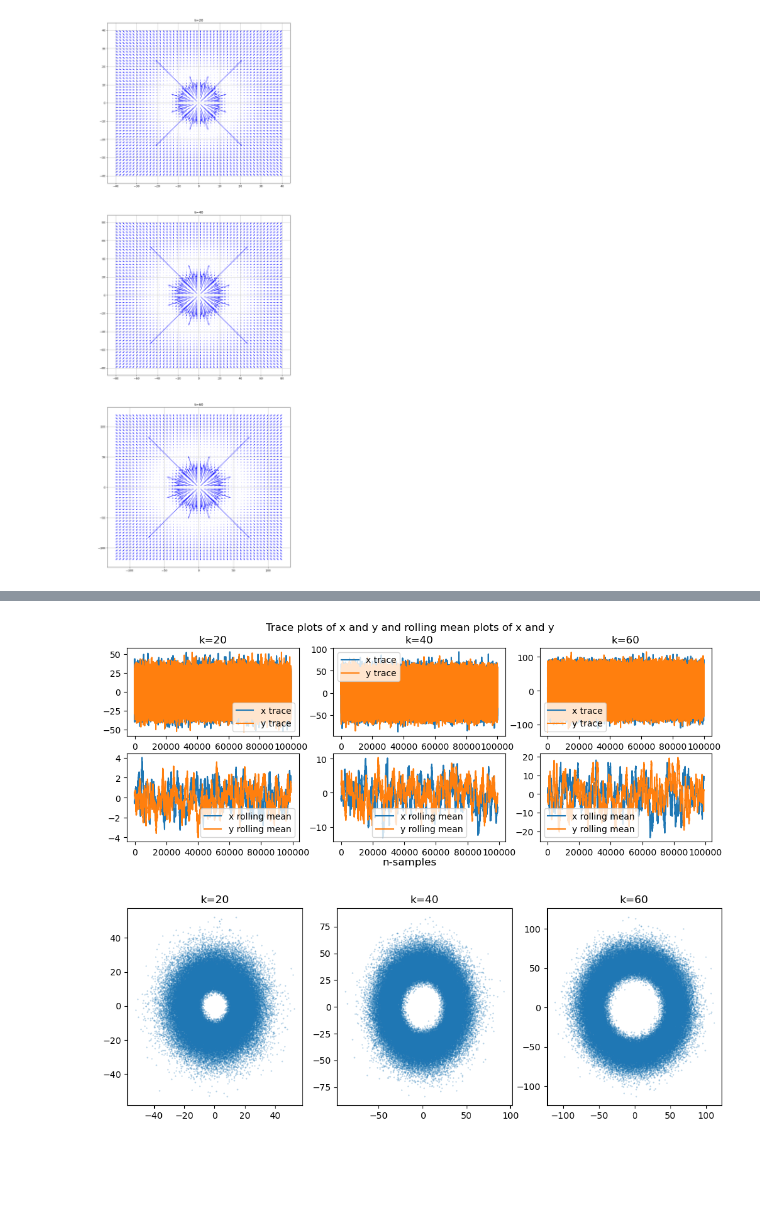
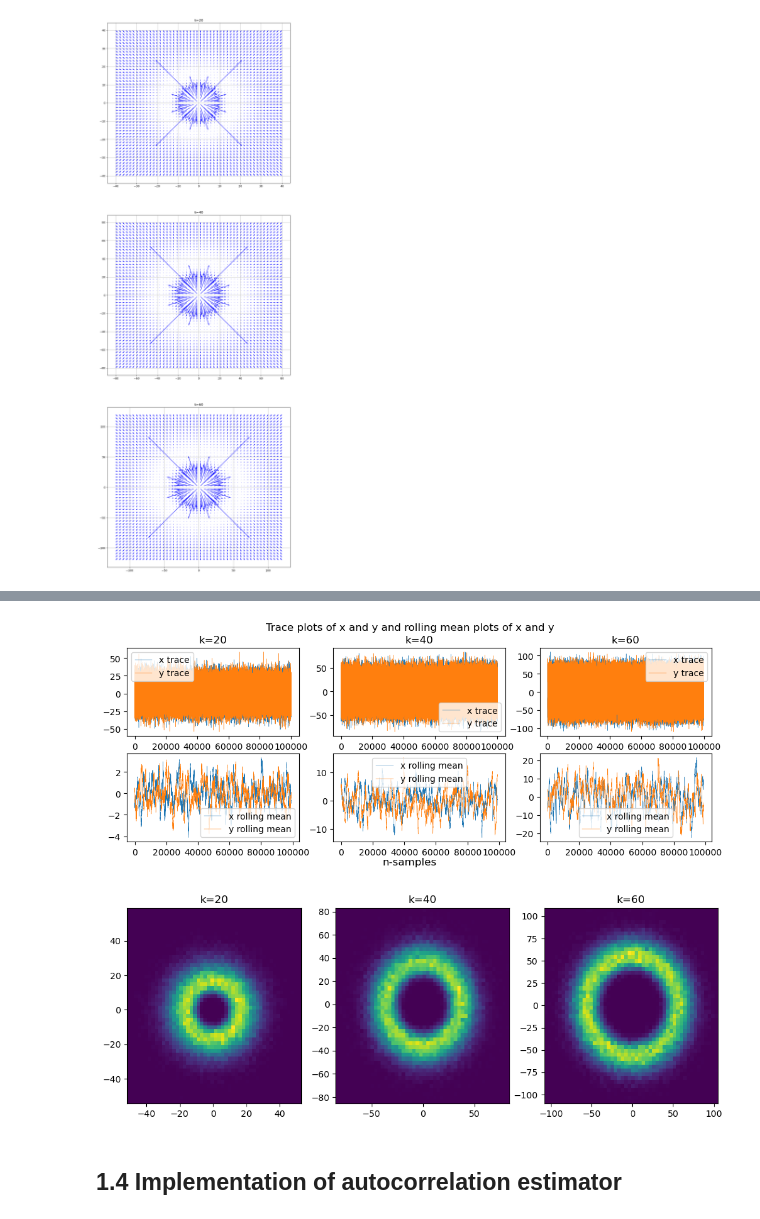
Before and after one commit to sallsdagrate/stochastic_sim_cw2, a Jupyter notebook: Stochastic Sim CW2.ipynb, the cells around one changed output, grey strips where cells are left out. Drawn from its saved outputs; the diff is of its cells as text; code cells hidden in the pictures; blank space fills up the shorter version.

```diff
--- a/Stochastic Sim CW2.ipynb
+++ b/Stochastic Sim CW2.ipynb
@@ -147,6 +152,3 @@ for i, k in enumerate(ks):
 plt.show()
 # %% [output]
 [figure]
-# %%
-a, b = np.array([1, 2, 3, 4, 5, 6]), np.array([7, 8, 9, 10, 11, 12])
-np.array(list(zip(a, b)))
@@ -166,35 +161,41 @@ def gradient_log_target_vector(v, k, epsilon=1e-9):
     factor = (k / 4 - 1) * 2 / r_sq
     return (factor - 1 / (2 * np.sqrt(r_sq))) * v
 
-def langevin_proposal(v, k, step_size):
-    g = gradient_log_target_vector(v, k)
+def langevin_proposal(v, k, step_size,
+                      grad_log_target = gradient_log_target_vector):
+    g = grad_log_target(v, k)
     s = step_size
     return stats.multivariate_normal.rvs(mean=v + (s * g), cov=2 * s * np.identity(2))
 
-def langevin_pdf(v1, v, k, step_size):
+def langevin_pdf(v1, v, k, step_size,
+                 grad_log_target = gradient_log_target_vector):
     # probability of going from x -> x1 given langevin proposals
-    g = gradient_log_target_vector(v, k)
+    g = grad_log_target(v, k)
     s = step_size
-    return stats.multivariate_normal.pdf(v1, mean=v + (s * g), cov=2*s)
+    return stats.multivariate_normal.pdf(v1, mean=v + (s * g), cov=2 * s * np.identity(2))
 # %%
-def metropolis_adjusted_langevin(k, step_size, N=100000, sigma=1):
+def metropolis_adjusted_langevin(k, step_size, N=100000, sigma=1,
+                                 target_dist = target_distribution_vector,
+                                 grad_log_target = gradient_log_target_vector):
     x_samples, y_samples = [], []
     v = np.array([0, 0])
     samples_taken = 0
 
+    progress_bar = tqdm(total=N, leave=True)
     while len(x_samples) < N:
         v1 = langevin_proposal(v, k, step_size)
 
         a = min(
             1,
-            (target_distribution_vector(v1, k=k) * langevin_pdf(v, v1, k, step_size)) /
-            (target_distribution_vector(v, k=k) * langevin_pdf(v1, v, k, step_size))
+            (target_dist(v1, k=k) * langevin_pdf(v, v1, k, step_size, grad_log_target=grad_log_target)) /
+            (target_dist(v, k=k) * langevin_pdf(v1, v, k, step_size, grad_log_target=grad_log_target))
         )
 
         if stats.uniform.rvs() < a:
             x_samples.append(v1[0])
             y_samples.append(v1[1])
             v = v1
+            progress_bar.update(1)
 
         samples_taken += 1
 
@@ -217,27 +218,31 @@ Acceptance rate: 0.50
 fig, ax = plt.subplots(ncols=3, nrows=2, figsize=(12, 4))
 
 for i, (k, x, y) in enumerate(zip(ks, mhl_xs, mhl_ys)):
-    ax[0][i].plot(x, label='x trace')
-    ax[0][i].plot(y, label='y trace')
+    ax[0][i].plot(x, label='x trace', lw=0.3)
+    ax[0][i].plot(y, label='y trace', lw=0.3)
     ax[0][i].set_title(f"k={k}")
     ax[0][i].legend()
 
     x_running_mean = moving_window_mean(x.flatten().tolist(), window_size=1000)
     y_running_mean = moving_window_mean(y.flatten().tolist(), window_size=1000)
-    ax[1][i].plot(x_running_mean, label='x rolling mean')
-    ax[1][i].plot(y_running_mean, label='y rolling mean')
+    ax[1][i].plot(x_running_mean, label='x rolling mean', lw=0.3)
+    ax[1][i].plot(y_running_mean, label='y rolling mean', lw=0.3)
     ax[1][i].legend()
 
 fig.supxlabel('n-samples')
 fig.suptitle('Trace plots of x and y and rolling mean plots of x and y')
 plt.show()
 # %% [output]
-[figure, old version]
+[figure, new version]
 # %%
 fig, ax = plt.subplots(ncols=3, nrows=1, figsize=(12, 4))
 burnin = 10000
 for i, (k, x, y) in enumerate(zip(ks, mhl_xs, mhl_ys)):
-    ax[i].scatter(x[burnin:], y[burnin:], s=0.2, alpha=0.4)
+    # ax[i].scatter(x[burnin:], y[burnin:], s=0.2, alpha=0.4)
+    ax[i].hist2d(x[burnin:], y[burnin:], bins=50, cmap='viridis')
     ax[i].set_title(f"k={k}")
+plt.show()
 # %% [output]
-[figure, old version]
+[figure, new version]
+# %% [markdown]
+## 1.4 Implementation of autocorrelation estimator
```
Also changed, not shown: parts of 16 cells of this notebook.
